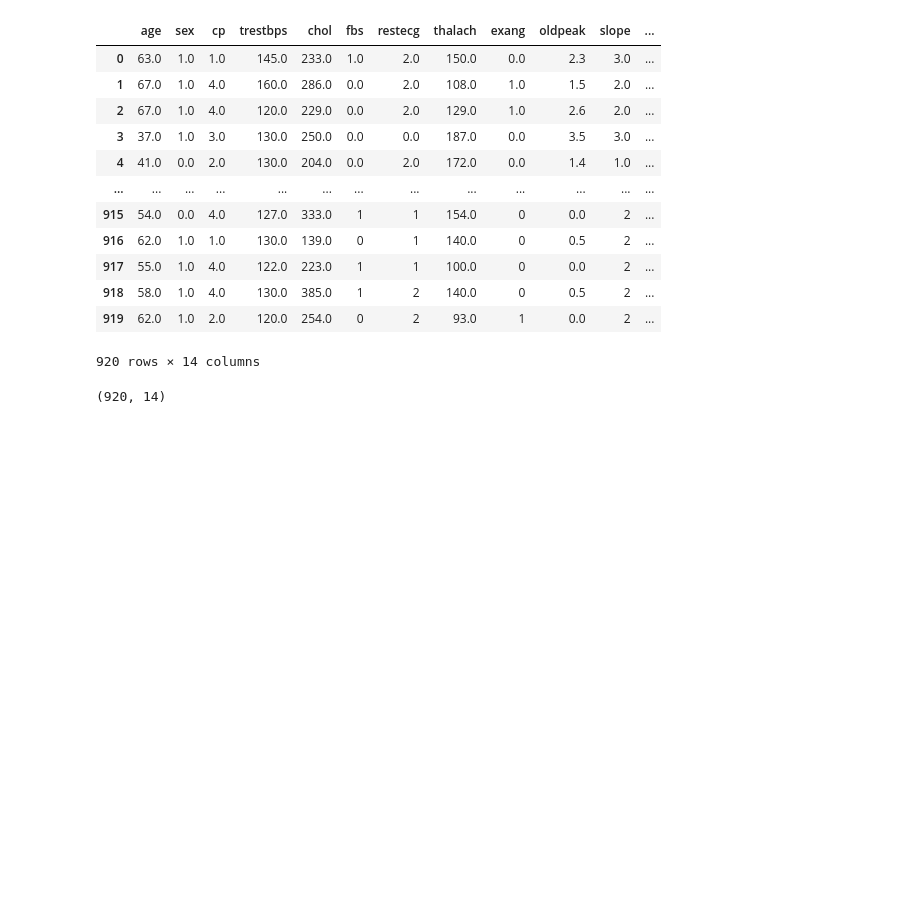
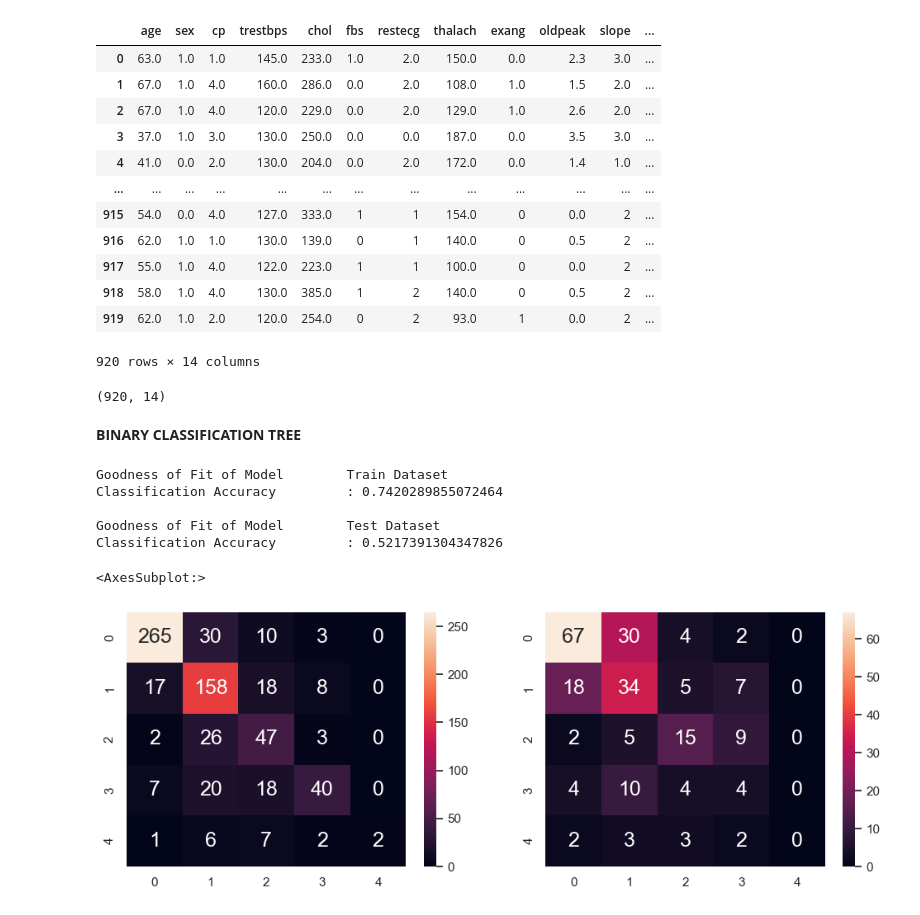
Before and after one commit to owennigel1/Machine-Learning-Based-Heart-Disease-Diagnosis, a Jupyter notebook: notebook.ipynb, the cells around one changed output. Cells and saved outputs as stored; diff of their text form; code cells hidden in the pictures; blank space fills up the shorter version.

Commit message:
bineray classificationt tree 1.0

```diff
--- a/notebook.ipynb
+++ b/notebook.ipynb
@@ -224,3 +224,56 @@ combined_df.shape
 | 919 | 62.0 | 1.0 | 2.0 | 120.0 | 254.0 | 0 | 2 | 93.0 | 1 | 0.0 | 2 | ... |
 920 rows × 14 columns
 (920, 14)
+# %% [markdown]
+**BINARY CLASSIFICATION TREE**
+# %%
+# Import essential models and functions from sklearn
+from sklearn.tree import DecisionTreeClassifier
+from sklearn.model_selection import train_test_split
+from sklearn.metrics import confusion_matrix
+
+# Extract Response and Predictors
+predictors = ["age", "sex", "cp", "trestbps", "chol", "fbs", "restecg", "thalach", "exang", "oldpeak", "slope", "ca", "thal"]
+
+y = pd.DataFrame(combined_df['num'].astype('category'))
+X = pd.DataFrame(combined_df[predictors])
+# %%
+# Split the Dataset into Train and Test
+X_train, X_test, y_train, y_test = train_test_split(X, y, test_size = 0.25, random_state=10)
+# %%
+# Decision Tree using Train Data
+dectree = DecisionTreeClassifier(max_depth = 7)  # create the decision tree object
+dectree.fit(X_train, y_train)                    # train the decision tree model
+
+# Predict Response corresponding to Predictors
+y_train_pred = dectree.predict(X_train)
+y_test_pred = dectree.predict(X_test)
+
+# Ensure figures are displayed inline in Jupyter Notebook
+%matplotlib inline
+# %%
+# Check the Goodness of Fit (on Train Data)
+print("Goodness of Fit of Model \tTrain Dataset")
+print("Classification Accuracy \t:", dectree.score(X_train, y_train))
+print()
+
+# Check the Goodness of Fit (on Test Data)
+print("Goodness of Fit of Model \tTest Dataset")
+print("Classification Accuracy \t:", dectree.score(X_test, y_test))
+print()
+# %% [output]
+Goodness of Fit of Model        Train Dataset
+Classification Accuracy         : 0.7420289855072464
+
+Goodness of Fit of Model        Test Dataset
+Classification Accuracy         : 0.5217391304347826
+# %%
+# Plot the Confusion Matrix for Train and Test
+f, axes = plt.subplots(1, 2, figsize=(12, 4))
+sb.heatmap(confusion_matrix(y_train, y_train_pred),
+           annot = True, fmt=".0f", annot_kws={"size": 18}, ax = axes[0])
+sb.heatmap(confusion_matrix(y_test, y_test_pred),
+           annot = True, fmt=".0f", annot_kws={"size": 18}, ax = axes[1])
+# %% [output]
+<AxesSubplot:>
+[figure, added]
```
Also changed, not shown: parts of 9 cells of this notebook, 1 other file.
